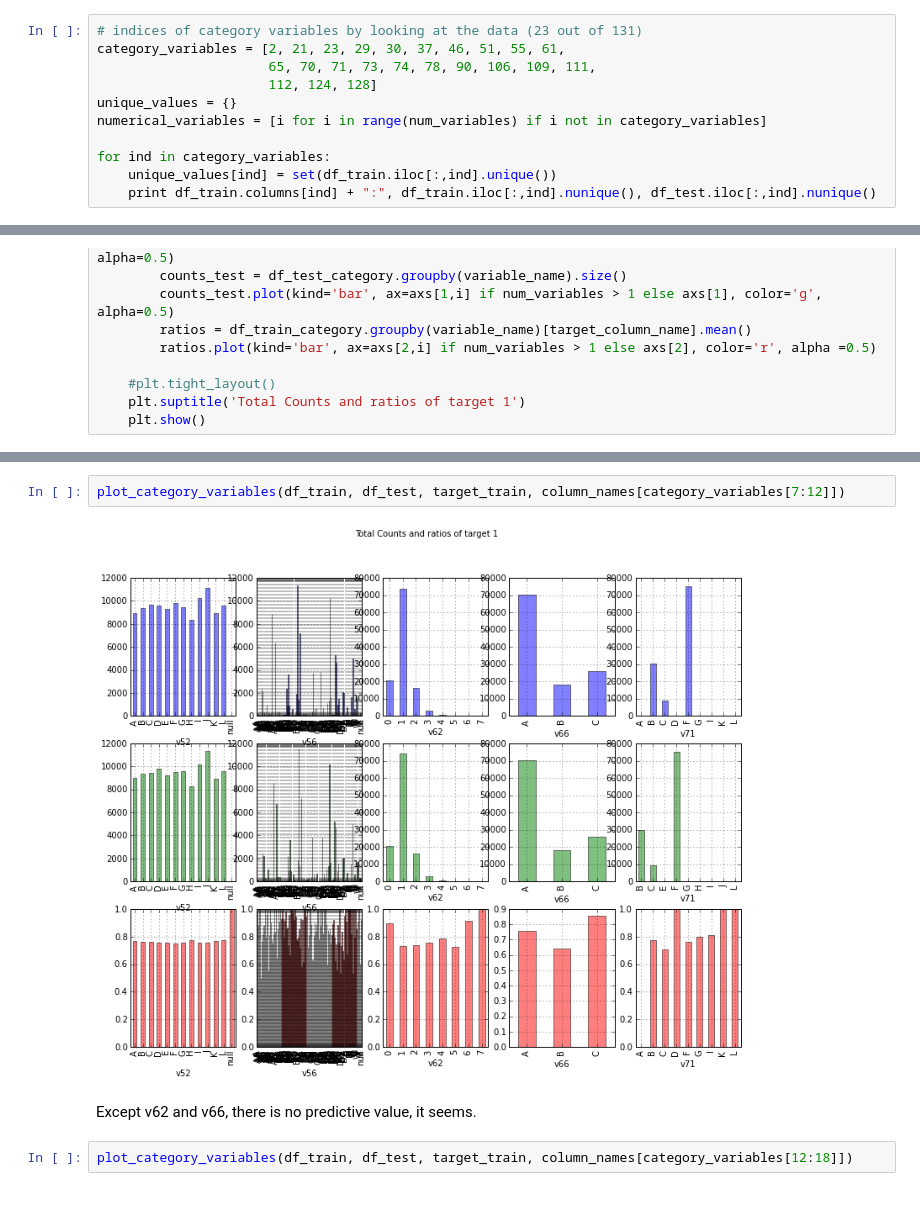
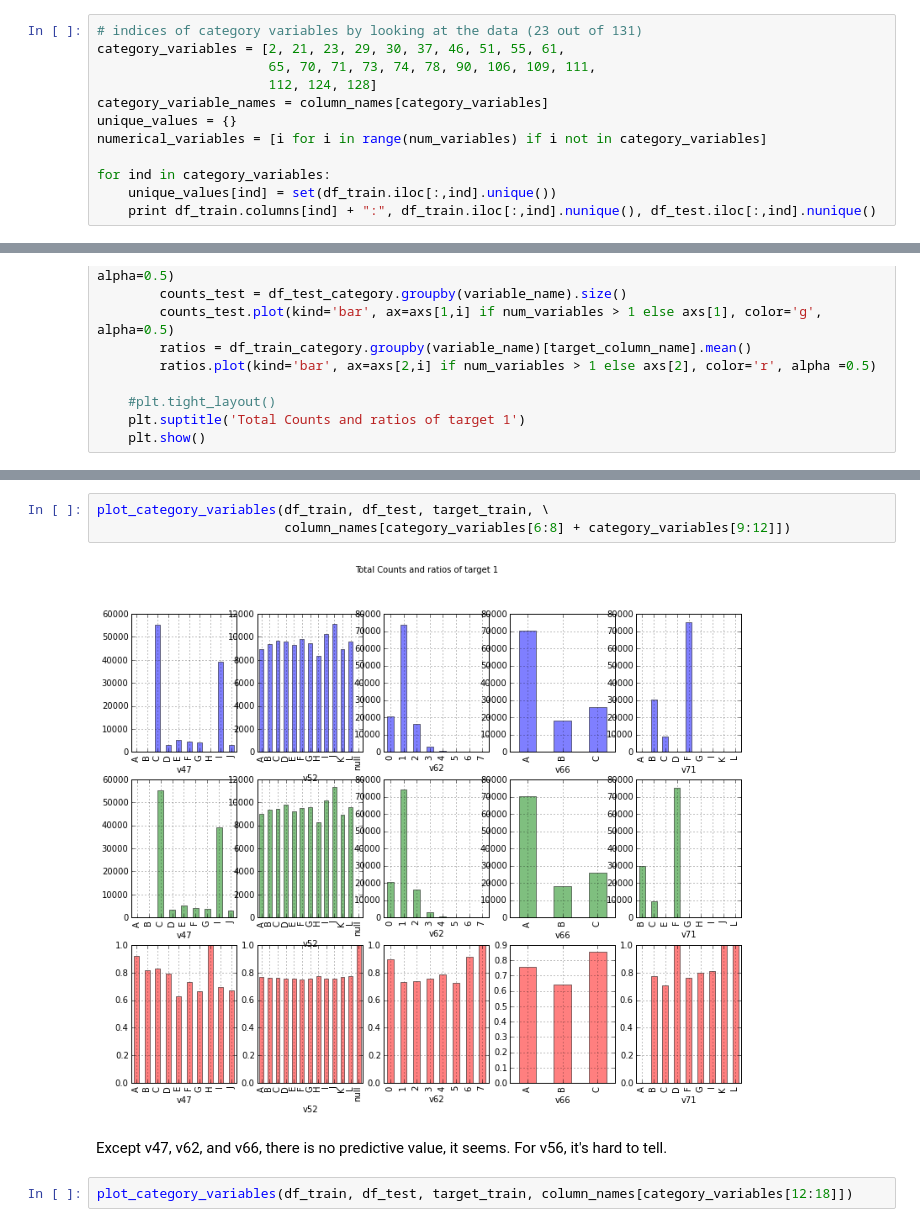
Before and after one commit to suhanree/claims-manager, a Jupyter notebook: code/ExploratoryAnalysis.ipynb, the cells around one changed output, grey strips where cells are left out. Saved outputs shown, nothing was run; the diff lists cells and outputs as text.

```diff
--- a/code/ExploratoryAnalysis.ipynb
+++ b/code/ExploratoryAnalysis.ipynb
@@ -90,6 +93,7 @@ target_train.mean()
 category_variables = [2, 21, 23, 29, 30, 37, 46, 51, 55, 61,
                       65, 70, 71, 73, 74, 78, 90, 106, 109, 111,
                       112, 124, 128]
+category_variable_names = column_names[category_variables]
 unique_values = {}
 numerical_variables = [i for i in range(num_variables) if i not in category_variables]
 
@@ -214,9 +218,10 @@ Almost all data has 'C' in v3, and for other values there is no predictable valu
 # %%
-plot_category_variables(df_train, df_test, target_train, column_names[category_variables[7:12]])
+plot_category_variables(df_train, df_test, target_train, \
+                        column_names[category_variables[6:8] + category_variables[9:12]])
 # %% [output]
-[figure, old version]
+[figure, new version]
 # %% [markdown]
-Except v62 and v66, there is no predictive value, it seems.
+Except v47, v62, and v66, there is no predictive value, it seems. For v56, it's hard to tell.
 # %%
 plot_category_variables(df_train, df_test, target_train, column_names[category_variables[12:18]])
 # %% [output]
```
Also changed, not shown: parts of 38 cells of this notebook.
